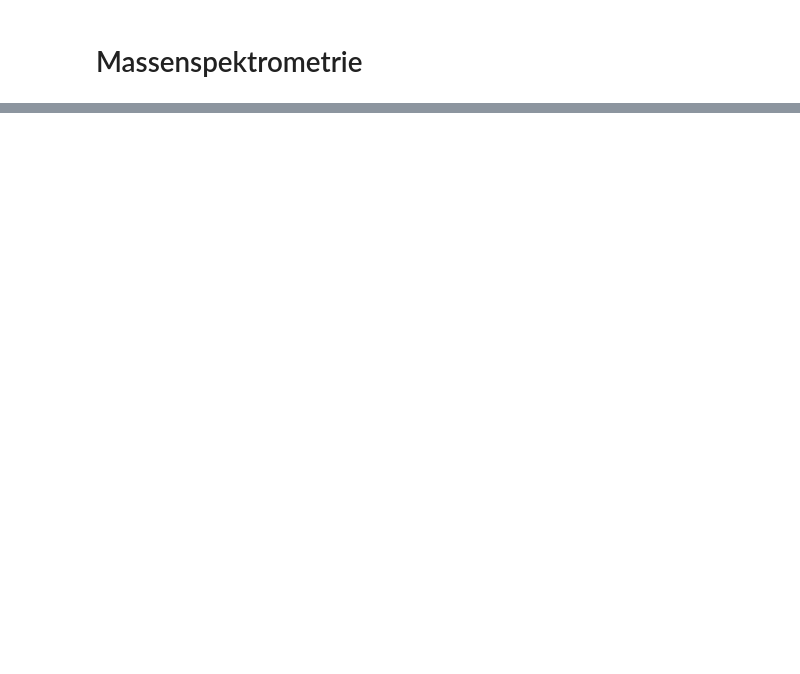
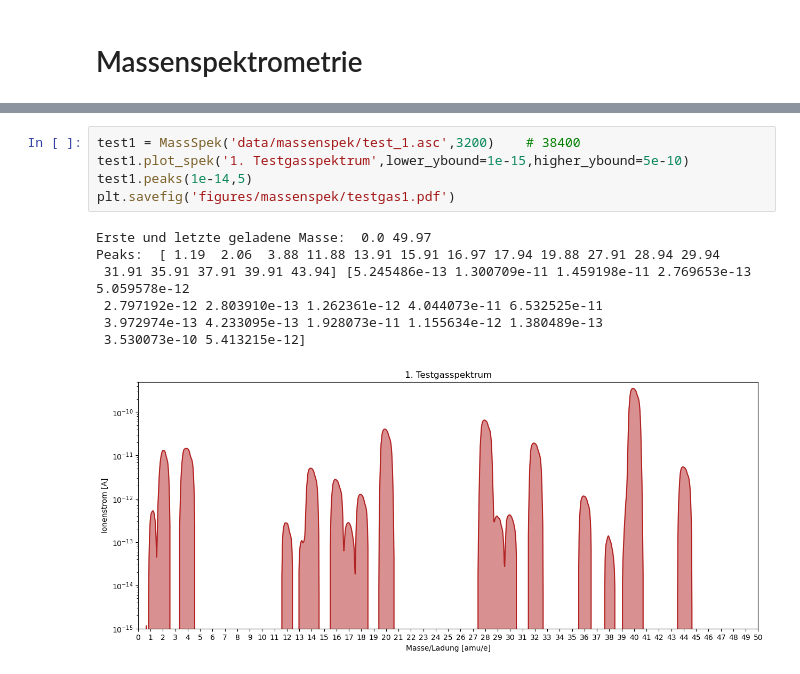
Before and after one commit to hannes-ebe/F-Prak-B, a Jupyter notebook: Vakuumtechnik/Massenspektrometrie.ipynb, the cells around one changed output, grey strips where cells are left out. Drawn from its saved outputs; the diff is of its cells as text; blank space fills up the shorter version.

```diff
--- a/Vakuumtechnik/Massenspektrometrie.ipynb
+++ b/Vakuumtechnik/Massenspektrometrie.ipynb
@@ -34,0 +60,13 @@ rest1.plot_spek('1. Restgasspektrum')
+# %%
+test1 = MassSpek('data/massenspek/test_1.asc',3200)    # 38400
+test1.plot_spek('1. Testgasspektrum',lower_ybound=1e-15,higher_ybound=5e-10)
+test1.peaks(1e-14,5)
+plt.savefig('figures/massenspek/testgas1.pdf')
+# %% [output]
+Erste und letzte geladene Masse:  0.0 49.97
+Peaks:  [ 1.19  2.06  3.88 11.88 13.91 15.91 16.97 17.94 19.88 27.91 28.94 29.94
+ 31.91 35.91 37.91 39.91 43.94] [5.245486e-13 1.300709e-11 1.459198e-11 2.769653e-13 5.059578e-12
+ 2.797192e-12 2.803910e-13 1.262361e-12 4.044073e-11 6.532525e-11
+ 3.972974e-13 4.233095e-13 1.928073e-11 1.155634e-12 1.380489e-13
+ 3.530073e-10 5.413215e-12]
+[figure, added]
```
Also changed, not shown: parts of 5 cells of this notebook.
